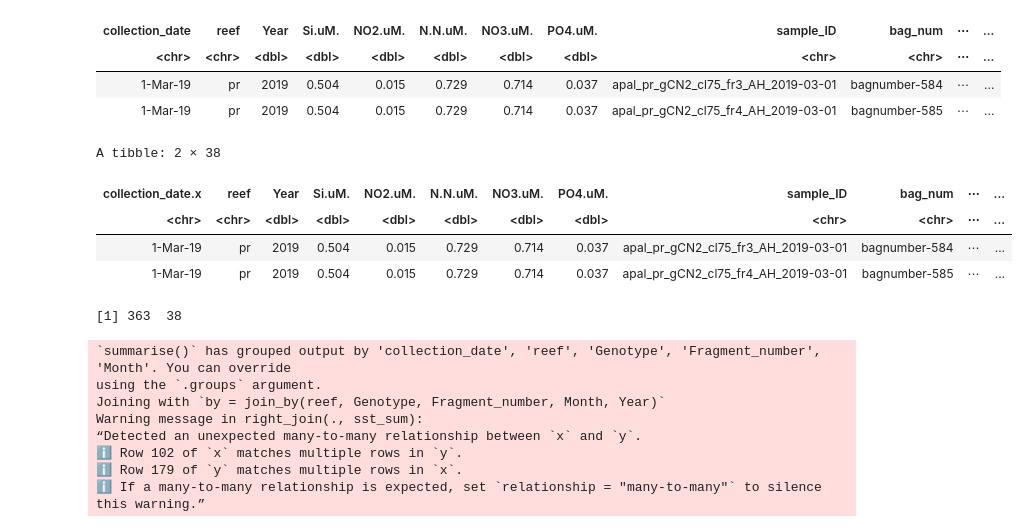
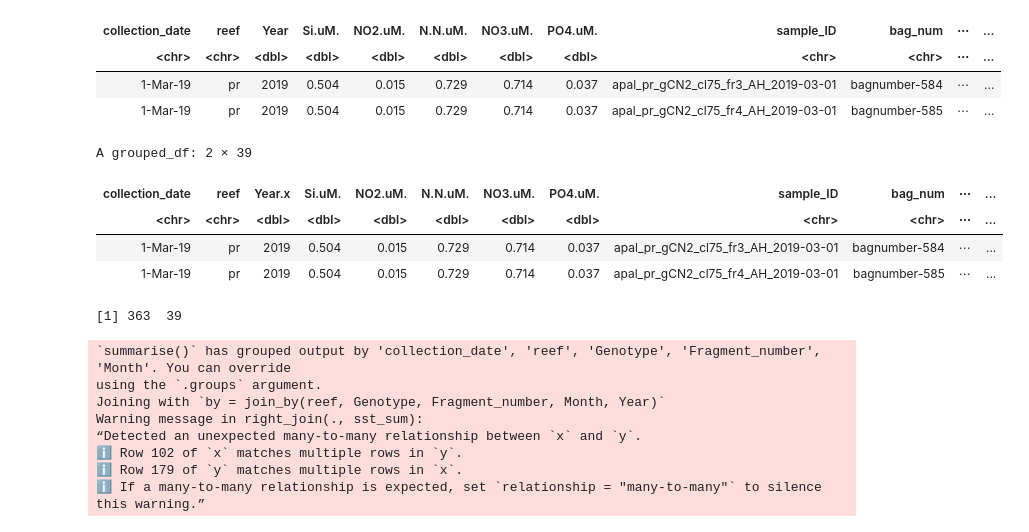
Before and after one commit to srosales712/CoralPersistence, a Jupyter notebook: CombineMetadata.ipynb, the cells around one changed output. Drawn from its saved outputs; the diff is of its cells as text; code cells hidden in the pictures.

```diff
--- a/CombineMetadata.ipynb
+++ b/CombineMetadata.ipynb
@@ -112,17 +112,17 @@ A grouped_df: 2 × 31
 | 1-Mar-19 | pr | 2019 | 0.504 | 0.015 | 0.729 | 0.714 | 0.037 | apal_pr_gCN2_cl75_fr4_AH_2019-03-01 | bagnumber-585 | ⋯ | ... |
 # %%
 sst_sum=nutri_sum %>%
-left_join(sst, join_by(Month, Year, reef))
+left_join(sst, join_by( collection_date,reef))
 
 head(sst_sum, n=2)
 dim(sst_sum)
 # %% [output]
-A tibble: 2 × 38
+A grouped_df: 2 × 39
-| collection_date.x | reef | Year | Si.uM. | NO2.uM. | N.N.uM. | NO3.uM. | PO4.uM. | sample_ID | bag_num | ⋯ | ... |
+| collection_date | reef | Year.x | Si.uM. | NO2.uM. | N.N.uM. | NO3.uM. | PO4.uM. | sample_ID | bag_num | ⋯ | ... |
 | <chr> | <chr> | <dbl> | <dbl> | <dbl> | <dbl> | <dbl> | <dbl> | <chr> | <chr> | ⋯ | ... |
 | 1-Mar-19 | pr | 2019 | 0.504 | 0.015 | 0.729 | 0.714 | 0.037 | apal_pr_gCN2_cl75_fr3_AH_2019-03-01 | bagnumber-584 | ⋯ | ... |
 | 1-Mar-19 | pr | 2019 | 0.504 | 0.015 | 0.729 | 0.714 | 0.037 | apal_pr_gCN2_cl75_fr4_AH_2019-03-01 | bagnumber-585 | ⋯ | ... |
-[1] 363  38
+[1] 363  39
 # %%
 live_sum= live %>%
 group_by(collection_date, reef, Genotype, Fragment_number, Month, Year) %>%
```
Also changed, not shown: 10 other files.
